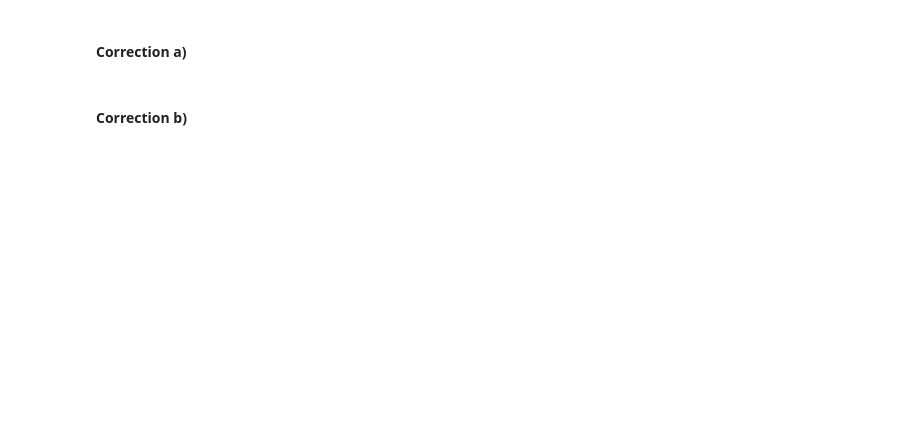
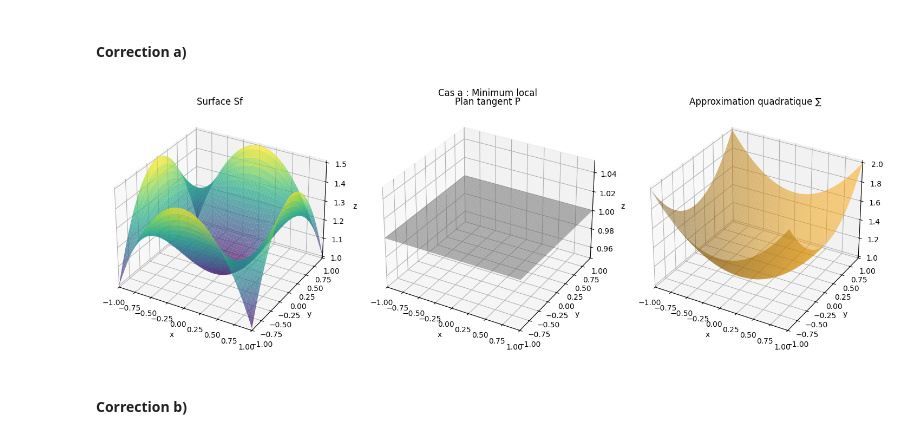
Before and after one commit to wakil69/InformatiquePrepaPlus, a Jupyter notebook: Cours/Fonctions/3.Exercices/Exercices.ipynb, the cells around one changed output. Cells and saved outputs as stored; diff of their text form; code cells hidden in the pictures; blank space fills up the shorter version.

```diff
--- a/Cours/Fonctions/3.Exercices/Exercices.ipynb
+++ b/Cours/Fonctions/3.Exercices/Exercices.ipynb
@@ -646,12 +689,14 @@ def plot_surfaces(f_func, grad_f, hess_f, m, domain, title):
 # %%
 f1 = lambda x, y: 1 + (x**2 + y**2)/2 - x**2 * y**2
 grad1 = lambda x, y: (x - 2*x*y**2, y - 2*y*x**2)
 hess1 = lambda x, y: np.array([
     [1 - 2*y**2, -4*x*y],
     [-4*x*y, 1 - 2*x**2]
 ])
 
-plot_surfaces(f1, grad1, hess1, m=(0,0), domain=[-1,1,-1,1], title="TP52 - Cas a : Minimum local")
+plot_surfaces(f1, grad1, hess1, m=(0,0), domain=[-1,1,-1,1], title="Cas a : Minimum local")
+# %% [output]
+[figure, added]
 # %% [markdown]
 #### Correction b)
 # %%
```
Also changed, not shown: parts of 21 cells of this notebook, 11 other files.
